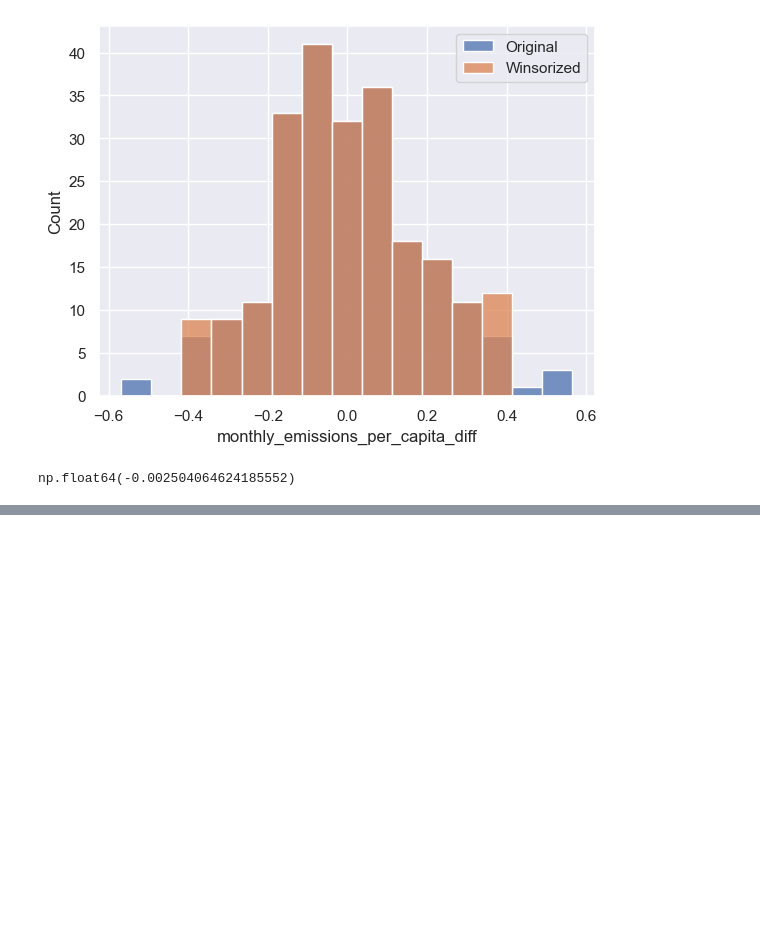
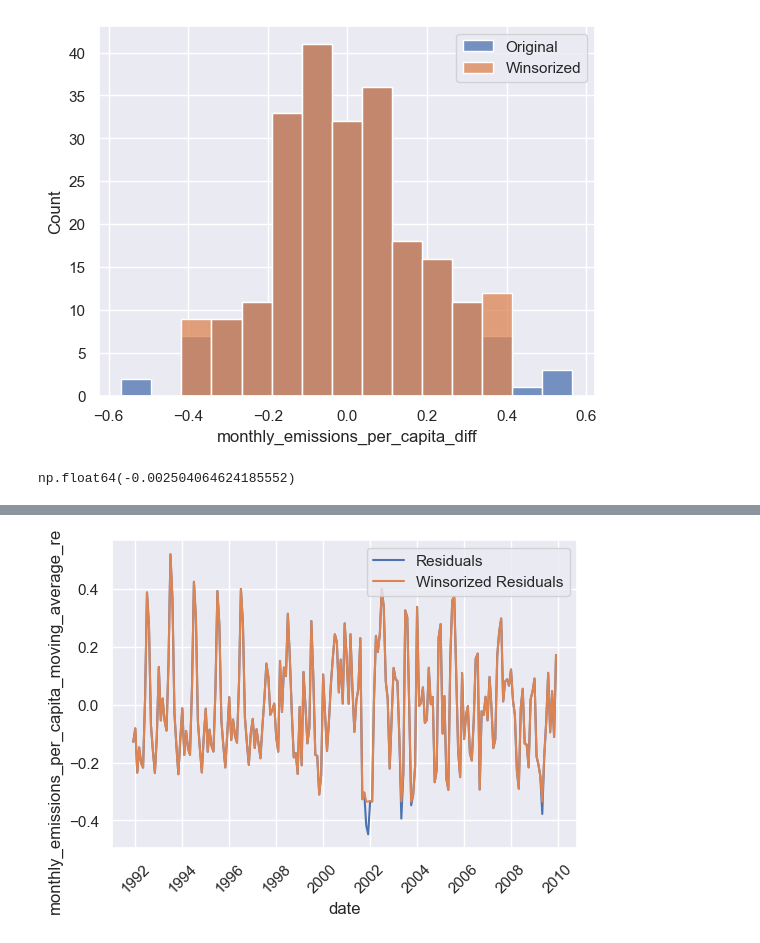
Before and after one commit to jableable/regulators, a Jupyter notebook: Models/Synthetic_Control/Josh/apply_winsorization.ipynb, the cells around one changed output, grey strips where cells are left out. Drawn from its saved outputs; the diff is of its cells as text; code cells hidden in the pictures; blank space fills up the shorter version.

```diff
--- a/Models/Synthetic_Control/Josh/apply_winsorization.ipynb
+++ b/Models/Synthetic_Control/Josh/apply_winsorization.ipynb
@@ -152,0 +172,4 @@ check_df.head()
+# %%
+# And winsorize
+de_df["monthly_emissions_per_capita_moving_average_residuals_winsorized"] = de_df.monthly_emissions_per_capita_moving_average_residuals
+winsorize(de_df.monthly_emissions_per_capita_moving_average_residuals_winsorized, limits=(0.025, 0.025))
@@ -152,0 +194,8 @@ check_df.head()
+# %%
+fig, ax = plt.subplots(figsize = (6,4))
+sns.lineplot(data=de_df, x="date", y="monthly_emissions_per_capita_moving_average_residuals", label="Residuals")
+sns.lineplot(data=de_df, x="date", y="monthly_emissions_per_capita_moving_average_residuals_winsorized", label="Winsorized Residuals")
+plt.xticks(rotation=45)
+plt.show()
+# %% [output]
+[figure, added]
```
Also changed, not shown: parts of 12 cells of this notebook.
